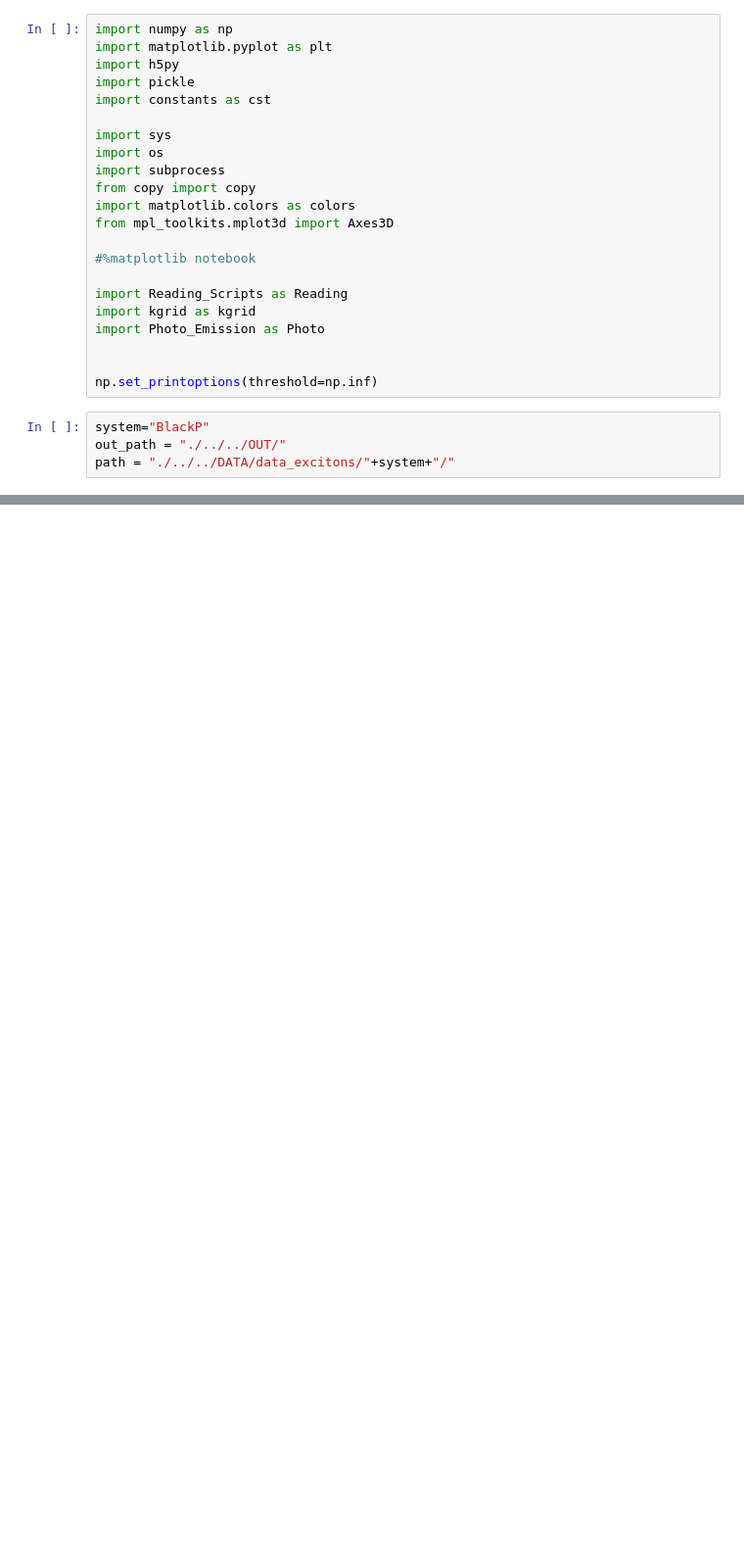
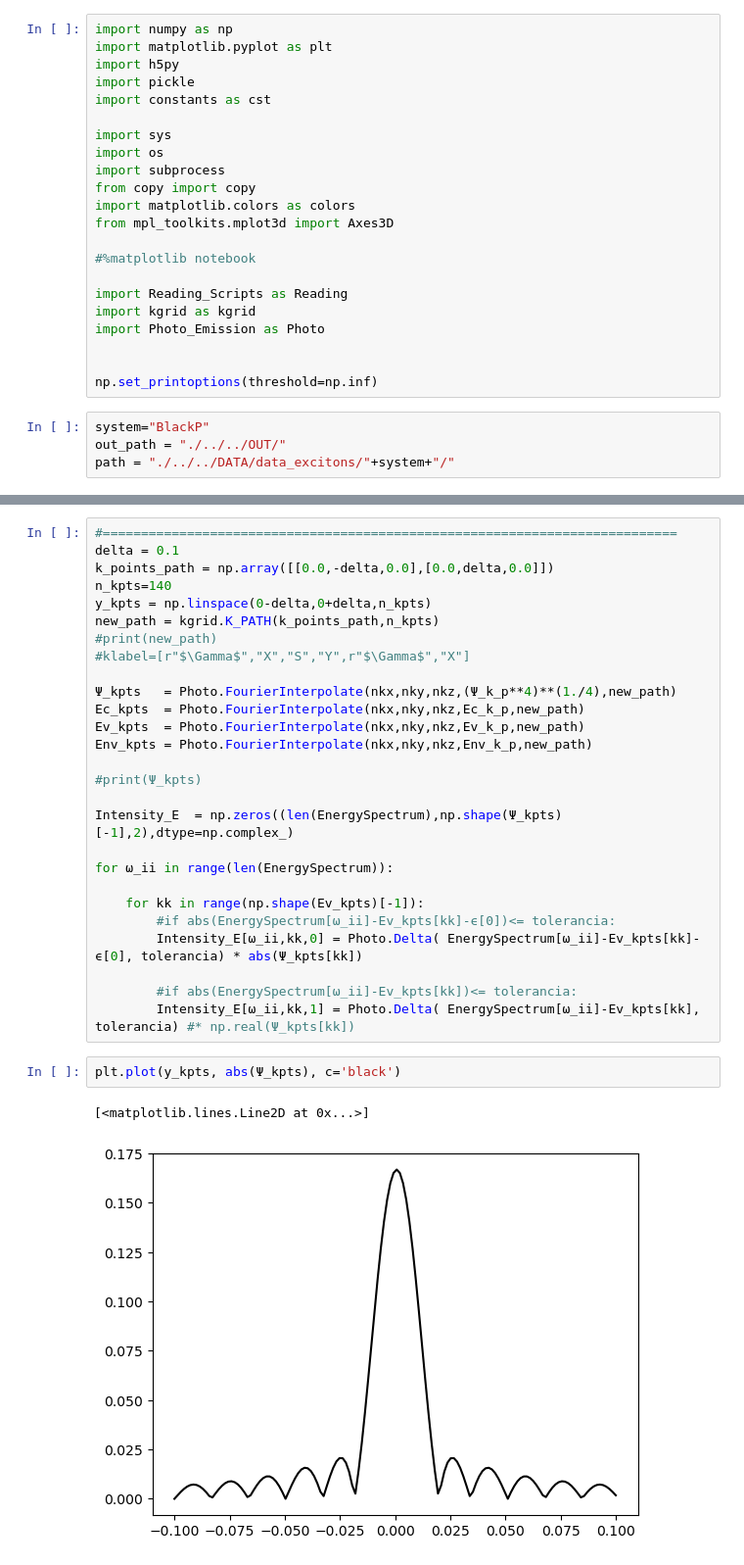
Before and after one commit to juanpulgarin/Black_P, a Jupyter notebook: Black_P_Excitons/Openning_Excitons.ipynb, the cells around one changed output, grey strips where cells are left out. Shown at 98% size. Cells and saved outputs as stored; diff of their text form; blank space fills up the shorter version.

```diff
--- a/Black_P_Excitons/Openning_Excitons.ipynb
+++ b/Black_P_Excitons/Openning_Excitons.ipynb
@@ -330,0 +210,32 @@ ax1.tick_params(axis='x', labelsize=15)
+# %%
+#===========================================================================
+delta = 0.1
+k_points_path = np.array([[0.0,-delta,0.0],[0.0,delta,0.0]])
+n_kpts=140
+y_kpts = np.linspace(0-delta,0+delta,n_kpts)
+new_path = kgrid.K_PATH(k_points_path,n_kpts)
+#print(new_path)
+#klabel=[r"$\Gamma$","X","S","Y",r"$\Gamma$","X"]
+
+Ψ_kpts   = Photo.FourierInterpolate(nkx,nky,nkz,(Ψ_k_p**4)**(1./4),new_path)
+Ec_kpts  = Photo.FourierInterpolate(nkx,nky,nkz,Ec_k_p,new_path)
+Ev_kpts  = Photo.FourierInterpolate(nkx,nky,nkz,Ev_k_p,new_path)
+Env_kpts = Photo.FourierInterpolate(nkx,nky,nkz,Env_k_p,new_path)
+
+#print(Ψ_kpts)
+
+Intensity_E  = np.zeros((len(EnergySpectrum),np.shape(Ψ_kpts)[-1],2),dtype=np.complex_)
+
+for ω_ii in range(len(EnergySpectrum)):
+
+    for kk in range(np.shape(Ev_kpts)[-1]):
+        #if abs(EnergySpectrum[ω_ii]-Ev_kpts[kk]-ϵ[0])<= tolerancia:
+        Intensity_E[ω_ii,kk,0] = Photo.Delta( EnergySpectrum[ω_ii]-Ev_kpts[kk]-ϵ[0], tolerancia) * abs(Ψ_kpts[kk])
+
+        #if abs(EnergySpectrum[ω_ii]-Ev_kpts[kk])<= tolerancia:
+        Intensity_E[ω_ii,kk,1] = Photo.Delta( EnergySpectrum[ω_ii]-Ev_kpts[kk], tolerancia) #* np.real(Ψ_kpts[kk])
+# %%
+plt.plot(y_kpts, abs(Ψ_kpts), c='black')
+# %% [output]
+[<matplotlib.lines.Line2D at 0x...>]
+[figure, added]
```
Also changed, not shown: parts of 22 cells of this notebook, 2 other files.
